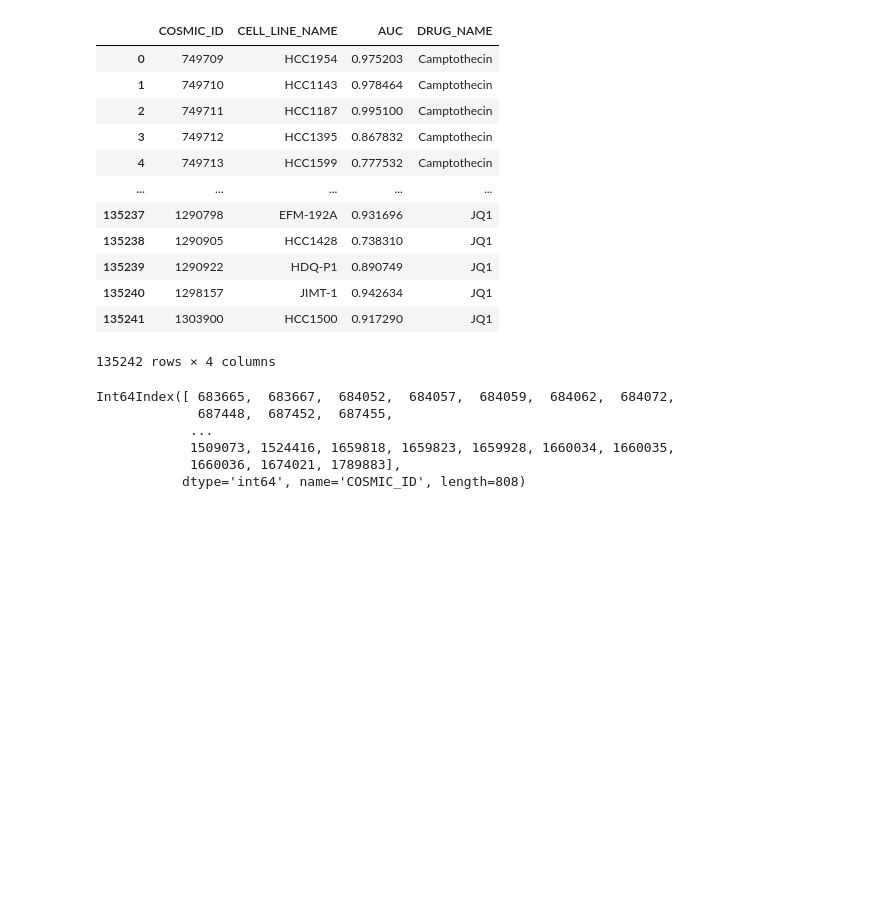
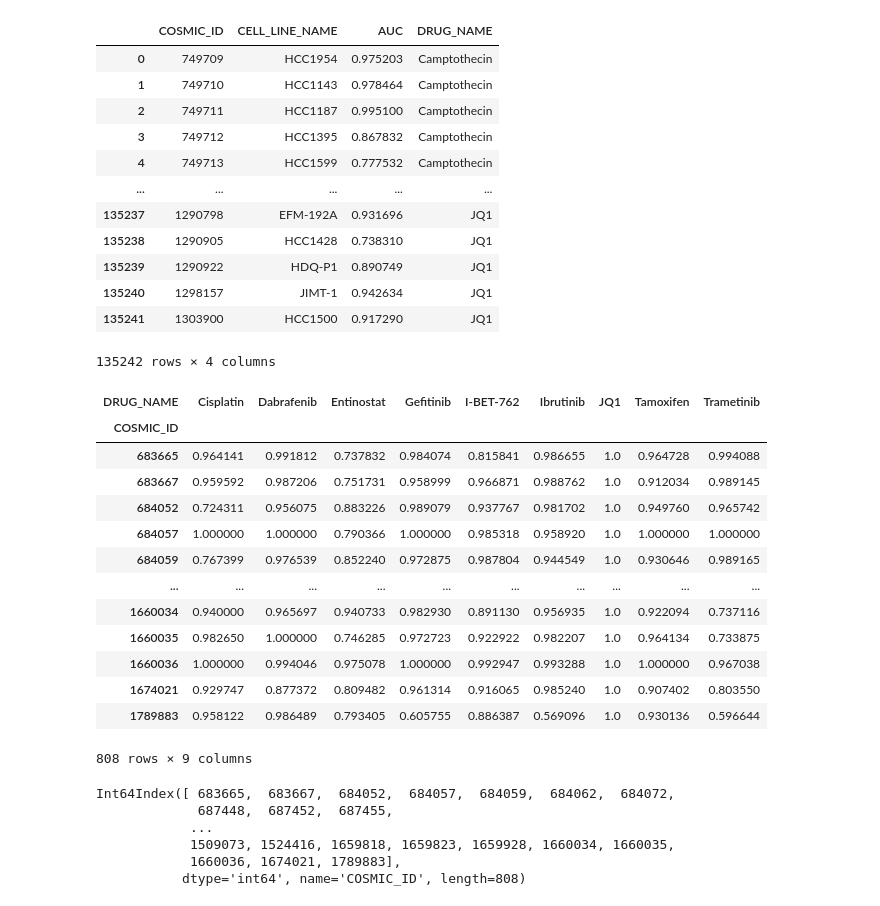
Before and after one commit to juychen/trainsource, a Jupyter notebook: GenerateGDSC.ipynb, the cells around one changed output. Cells and saved outputs as stored; diff of their text form; code cells hidden in the pictures; blank space fills up the shorter version.

```diff
--- a/GenerateGDSC.ipynb
+++ b/GenerateGDSC.ipynb
@@ -84,6 +84,23 @@ seleced_labels = label_info[selected_index]
 selected_alldrug_sens = pd.crosstab(index=seleced_labels['COSMIC_ID'], columns = seleced_labels['DRUG_NAME'],values=seleced_labels['AUC'],aggfunc='mean')
 # %%
 selected_alldrug_sens = selected_alldrug_sens.fillna(1)
+# %%
+selected_alldrug_sens
+# %% [output]
+| DRUG_NAME | Cisplatin | Dabrafenib | Entinostat | Gefitinib | I-BET-762 | Ibrutinib | JQ1 | Tamoxifen | Trametinib |
+| COSMIC_ID |  |  |  |  |  |  |  |  |  |
+| 683665 | 0.964141 | 0.991812 | 0.737832 | 0.984074 | 0.815841 | 0.986655 | 1.0 | 0.964728 | 0.994088 |
+| 683667 | 0.959592 | 0.987206 | 0.751731 | 0.958999 | 0.966871 | 0.988762 | 1.0 | 0.912034 | 0.989145 |
+| 684052 | 0.724311 | 0.956075 | 0.883226 | 0.989079 | 0.937767 | 0.981702 | 1.0 | 0.949760 | 0.965742 |
+| 684057 | 1.000000 | 1.000000 | 0.790366 | 1.000000 | 0.985318 | 0.958920 | 1.0 | 1.000000 | 1.000000 |
+| 684059 | 0.767399 | 0.976539 | 0.852240 | 0.972875 | 0.987804 | 0.944549 | 1.0 | 0.930646 | 0.989165 |
+| ... | ... | ... | ... | ... | ... | ... | ... | ... | ... |
+| 1660034 | 0.940000 | 0.965697 | 0.940733 | 0.982930 | 0.891130 | 0.956935 | 1.0 | 0.922094 | 0.737116 |
+| 1660035 | 0.982650 | 1.000000 | 0.746285 | 0.972723 | 0.922922 | 0.982207 | 1.0 | 0.964134 | 0.733875 |
+| 1660036 | 1.000000 | 0.994046 | 0.975078 | 1.000000 | 0.992947 | 0.993288 | 1.0 | 1.000000 | 0.967038 |
+| 1674021 | 0.929747 | 0.877372 | 0.809482 | 0.961314 | 0.916065 | 0.985240 | 1.0 | 0.907402 | 0.803550 |
+| 1789883 | 0.958122 | 0.986489 | 0.793405 | 0.605755 | 0.886387 | 0.569096 | 1.0 | 0.930136 | 0.596644 |
+808 rows × 9 columns
 # %%
 selected_alldrug_sens.index
 # %% [output]
```
